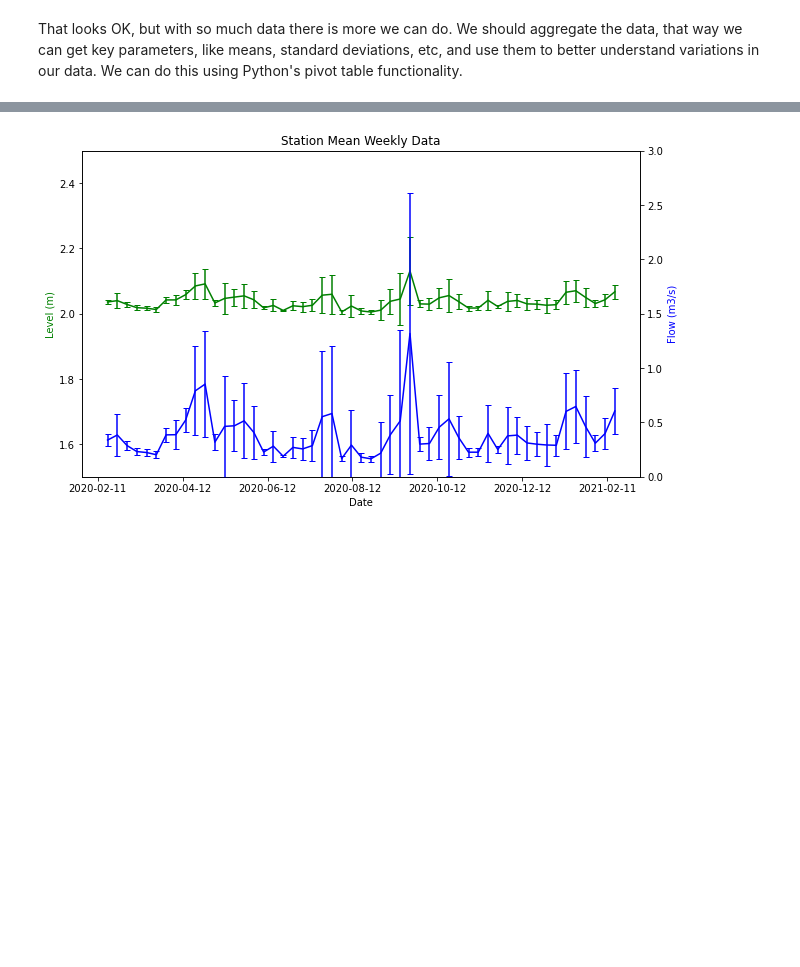
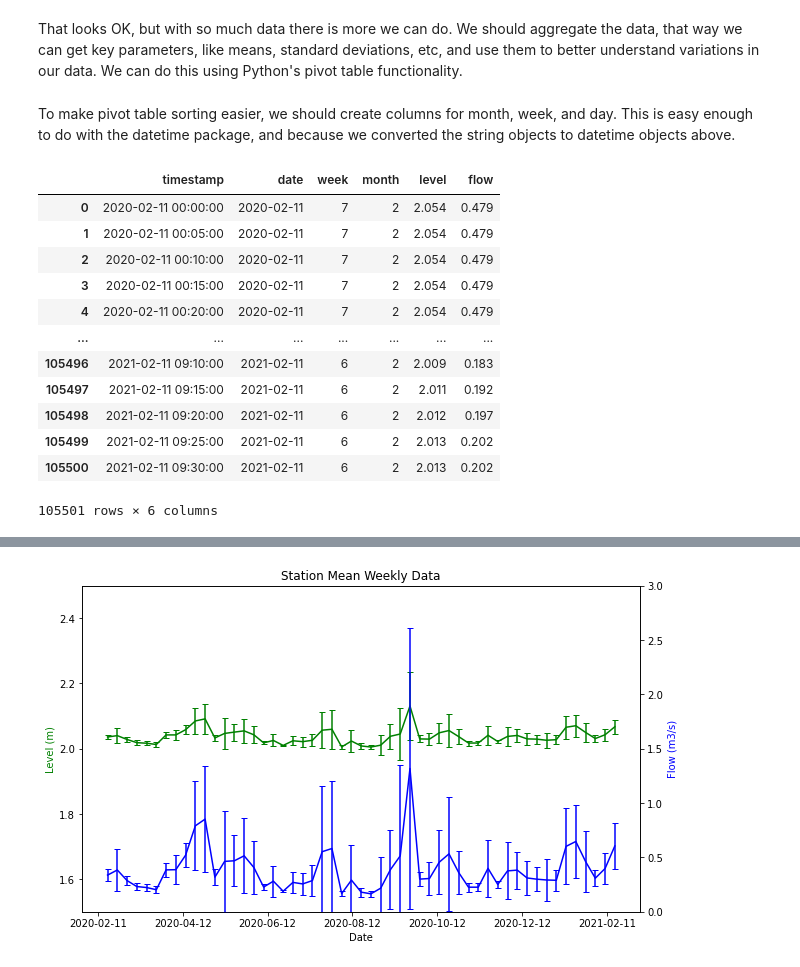
Before and after one commit to ItaiArbiv/CHE250, a Jupyter notebook: Water_Survey_CIV250.ipynb, the cells around one changed output, grey strips where cells are left out. Drawn from its saved outputs; the diff is of its cells as text; code cells hidden in the pictures; blank space fills up the shorter version.

```diff
--- a/Water_Survey_CIV250.ipynb
+++ b/Water_Survey_CIV250.ipynb
@@ -151,3 +151,29 @@ plt.show()
 [figure]
 # %% [markdown]
 That looks OK, but with so much data there is more we can do. We should aggregate the data, that way we can get key parameters, like means, standard deviations, etc, and use them to better understand variations in our data. We can do this using Python's pivot table functionality.
+# %% [markdown]
+To make pivot table sorting easier, we should create columns for month, week, and day. This is easy enough to do with the datetime package, and because we converted the string objects to datetime objects above.
+# %%
+#Generate day and month columns for each timestamp
+mystation_data.loc[:,'month'] = pd.DatetimeIndex(mystation_data.loc[:,'timestamp']).month
+mystation_data.loc[:,'date'] = pd.DatetimeIndex(mystation_data.loc[:,'timestamp']).date
+mystation_data.loc[:,'week'] = pd.DatetimeIndex(mystation_data.loc[:,'timestamp']).week
+
+#Rearrange columns
+mystation_data = mystation_data[['timestamp', 'date', 'week', 'month', 'level', 'flow']]
+
+mystation_data
+# %% [output]
+|  | timestamp | date | week | month | level | flow |
+| 0 | 2020-02-11 00:00:00 | 2020-02-11 | 7 | 2 | 2.054 | 0.479 |
+| 1 | 2020-02-11 00:05:00 | 2020-02-11 | 7 | 2 | 2.054 | 0.479 |
+| 2 | 2020-02-11 00:10:00 | 2020-02-11 | 7 | 2 | 2.054 | 0.479 |
+| 3 | 2020-02-11 00:15:00 | 2020-02-11 | 7 | 2 | 2.054 | 0.479 |
+| 4 | 2020-02-11 00:20:00 | 2020-02-11 | 7 | 2 | 2.054 | 0.479 |
+| ... | ... | ... | ... | ... | ... | ... |
+| 105496 | 2021-02-11 09:10:00 | 2021-02-11 | 6 | 2 | 2.009 | 0.183 |
+| 105497 | 2021-02-11 09:15:00 | 2021-02-11 | 6 | 2 | 2.011 | 0.192 |
+| 105498 | 2021-02-11 09:20:00 | 2021-02-11 | 6 | 2 | 2.012 | 0.197 |
+| 105499 | 2021-02-11 09:25:00 | 2021-02-11 | 6 | 2 | 2.013 | 0.202 |
+| 105500 | 2021-02-11 09:30:00 | 2021-02-11 | 6 | 2 | 2.013 | 0.202 |
+105501 rows × 6 columns
```
Also changed, not shown: parts of 5 cells of this notebook.
